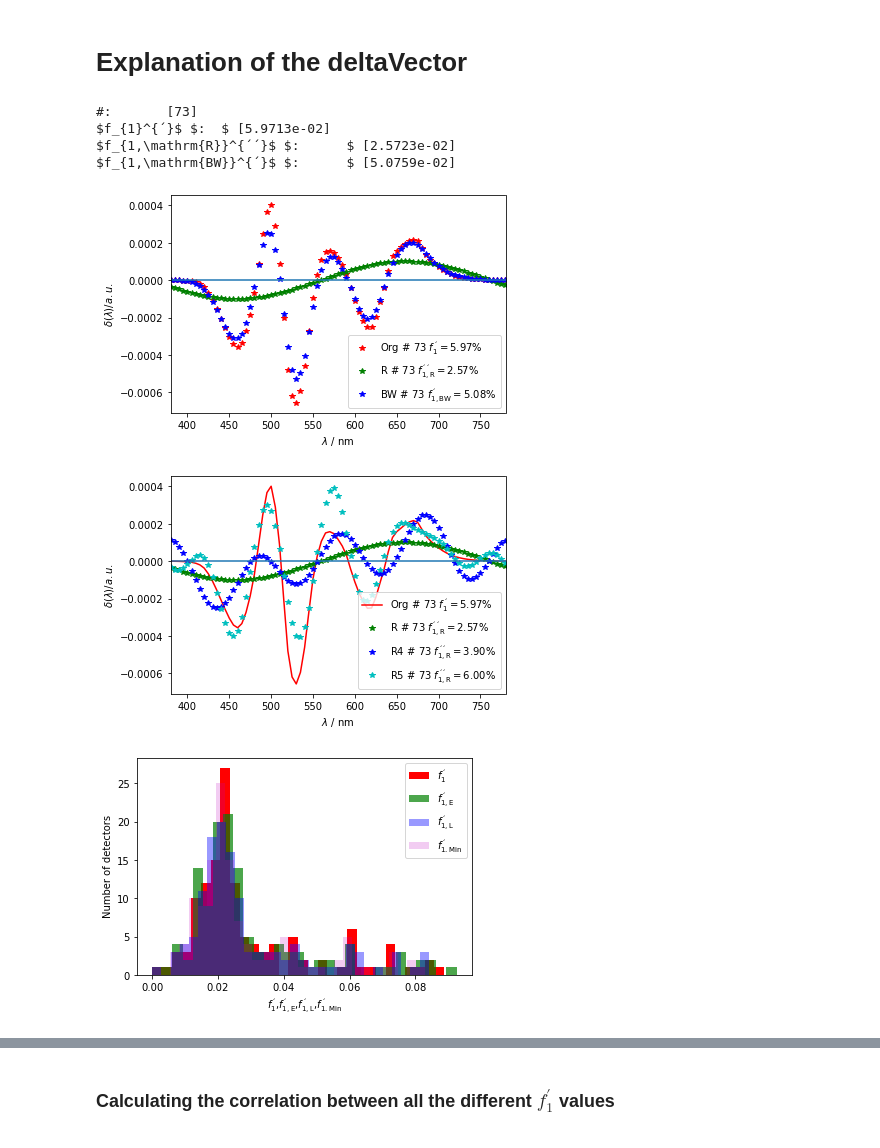
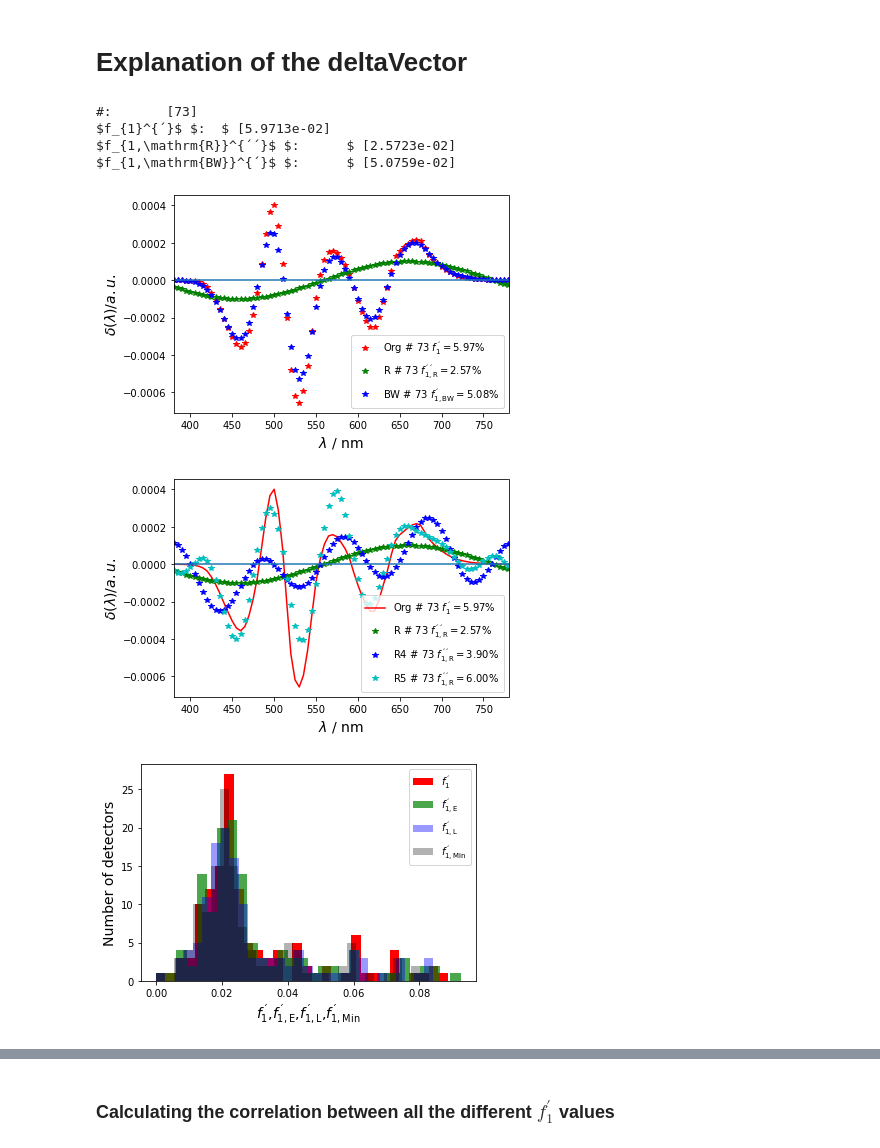
Before and after one commit to empir19nrm02/empir19nrm02, a Jupyter notebook: empir19nrm02/Jupyter/f1PrimeDetectorMet.ipynb, the cells around one changed output, grey strips where cells are left out. Cells and saved outputs as stored; diff of their text form; code cells hidden in the pictures.

```diff
--- a/empir19nrm02/Jupyter/f1PrimeDetectorMet.ipynb
+++ b/empir19nrm02/Jupyter/f1PrimeDetectorMet.ipynb
@@ -15,7 +15,7 @@ strVLambda = '$V(\lambda)$'
 strf1p = '$f_{1}^{´}$'
 strf1pE = '$f_{1,\mathrm{E}}^{´}$'
 strf1pLED = '$f_{1,\mathrm{L}}^{´}$'
-strf1pMin = '$f_{1.\mathrm{Min}}^{´}$'
+strf1pMin = '$f_{1,\mathrm{Min}}^{´}$'
 strf1pp = '$f_{1}^{´´}$'
 strf1ppR = '$f_{1,\mathrm{R}}^{´´}$'
 strf1pBW = '$f_{1,\mathrm{BW}}^{´}$'
@@ -42,7 +42,7 @@ from empir19nrm02.tools import plotSelectedSPD, plotYxy, plotHist, plotCorrMatri
 a1=1
 a2=0.7
 a3=0.4
-a4=0.2
+a4=0.3
 figs_x = 5
 figs_y = 5
 b_not_for_paper = False
@@ -52,6 +52,7 @@ selected_detector = 73
 fig_number = 1
 fig_type= '.svg'
 table_type= '.csv'
+label_font_size=14
 
 def get_fig_file_name(filename=None, table=False):
     global fig_number
@@ -458,8 +473,8 @@ for i in range(0, vlDetectorListNumber):
     ax.legend()
     if b_not_for_paper:
         pyplot.title('Comparison of $\delta (\lambda)$ functions for different ' + strf1p + ' calculations')
-    pyplot.ylabel('$\delta(\lambda) / a.u.$')
-    pyplot.xlabel('$\lambda$ / nm')
+    pyplot.ylabel('$\delta(\lambda) / a.u.$', fontsize=label_font_size)
+    pyplot.xlabel('$\lambda$ / nm', fontsize=label_font_size)
     save_fig(filename='DeltaFunctions')
 
 
@@ -472,7 +487,7 @@ print(strf1pBW, '$:\t$', f1Array[2])
 $f_{1}^{´}$ $:  $ [5.9713e-02]
 $f_{1,\mathrm{R}}^{´´}$ $:      $ [2.5723e-02]
 $f_{1,\mathrm{BW}}^{´}$ $:      $ [5.0759e-02]
-[figure, old version]
+[figure, new version]
 # %%
 f1Array = np.zeros( (4, vlDetectorListNumber))
 detaVectorArray = np.zeros( (4, vlDetectorListNumber, vldetectors.shape[1]))
@@ -497,24 +512,24 @@ for i in range(0, vlDetectorListNumber):
     ax.legend()
     if b_not_for_paper:
         pyplot.title('Comparison of $\delta (\lambda)$ functions for different cutoff frequencies')
-    pyplot.ylabel('$\delta(\lambda) / a.u.$')
-    pyplot.xlabel('$\lambda$ / nm')
+    pyplot.ylabel('$\delta(\lambda) / a.u.$', fontsize=label_font_size)
+    pyplot.xlabel('$\lambda$ / nm', fontsize=label_font_size)
     save_fig(filename='DeltaFunctionsCutOff')
 # %% [output]
-[figure, old version]
+[figure, new version]
 # %%
 hBins = 30
 
 fig, ax = pyplot.subplots()
-ax.set_xlabel(strf1p + ',' + strf1pE + ','  + strf1pLED + ',' + strf1pMin)
-ax.set_ylabel('Number of detectors')
+ax.set_xlabel(strf1p + ',' + strf1pE + ','  + strf1pLED + ',' + strf1pMin, fontsize=label_font_size)
+ax.set_ylabel('Number of detectors', fontsize=label_font_size)
 ax.hist(f1pA.flatten(),  bins=hBins, alpha = a1, log=False, label=strf1p, color = 'r')
 ax.hist(f1pE.flatten(),  bins=hBins, alpha = a2, log=False, label=strf1pE, color = 'g')
 ax.hist(f1pLED.flatten(),  bins=hBins, alpha = a3, log=False, label=strf1pLED, color = 'b')
-ax.hist(f1pAFMin.flatten(), bins=hBins, alpha = a4, log=False, label=strf1pMin, color = 'm')
+ax.hist(f1pAFMin.flatten(), bins=hBins, alpha = a4, log=False, label=strf1pMin, color = 'k')
 ax.legend()
 save_fig(filename='Hist_Comp_f1pf1pEf1pLEDf1pMin')
 # %% [output]
-[figure, old version]
+[figure, new version]
 # %%
 fig, ax = pyplot.subplots()
```
Also changed, not shown: parts of 67 cells of this notebook, 3 other files.
